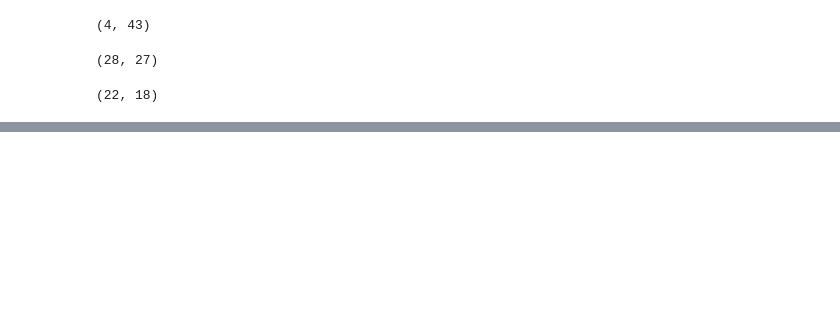
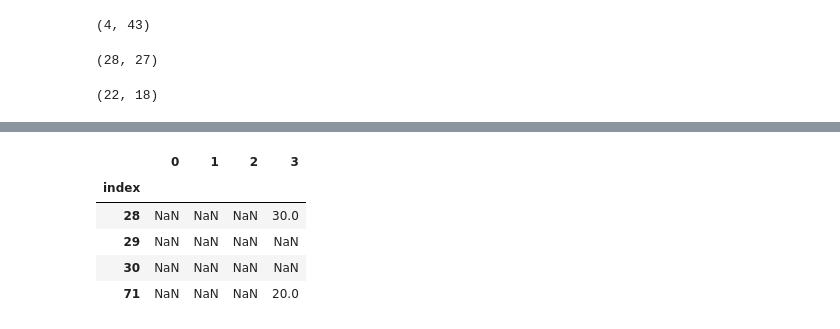
Before and after one commit to guillermosanchezg/NAUTIA, a Jupyter notebook: DesarrolloPy/NotebookTransform.ipynb, the cells around one changed output, grey strips where cells are left out. Saved outputs shown, nothing was run; the diff lists cells and outputs as text; code cells hidden in the pictures; blank space fills up the shorter version.

```diff
--- a/DesarrolloPy/NotebookTransform.ipynb
+++ b/DesarrolloPy/NotebookTransform.ipynb
@@ -348,0 +305,17 @@ U_Area_has_Community
+# %%
+df1 = dfFix(ComunalServices,"Health_Center","Health_Center_details:Capacity")
+df1 = df1.isin(["hospital"])                                                  #probar con datos
+df2 = dfFix(ComunalServices,"General_Information:Record_your_current_location:Latitude","General_Information:Record_your_current_location:Accuracy")
+df3 = dfFix(ComunalServices,"Health_Center_details:Capacity","Associate_infrastructure:Sanitation")
+S_Hospital = concatDF(df2,df3)
+S_Hospital = get_valueBySector(df1,S_Hospital)
+mkCSV(S_Hospital,"S_Hospital.csv")
+# %%
+S_Hospital
+# %% [output]
+|  | 0 | 1 | 2 | 3 |
+| index |  |  |  |  |
+| 28 | NaN | NaN | NaN | 30.0 |
+| 29 | NaN | NaN | NaN | NaN |
+| 30 | NaN | NaN | NaN | NaN |
+| 71 | NaN | NaN | NaN | 20.0 |
```
Also changed, not shown: parts of 7 cells of this notebook, 10 other files.
